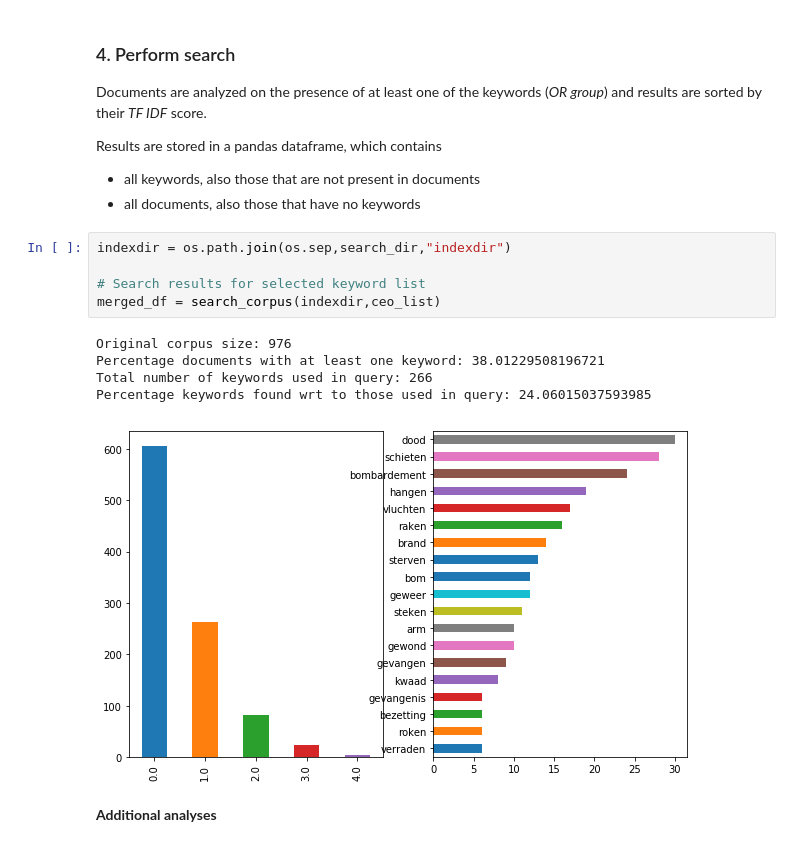
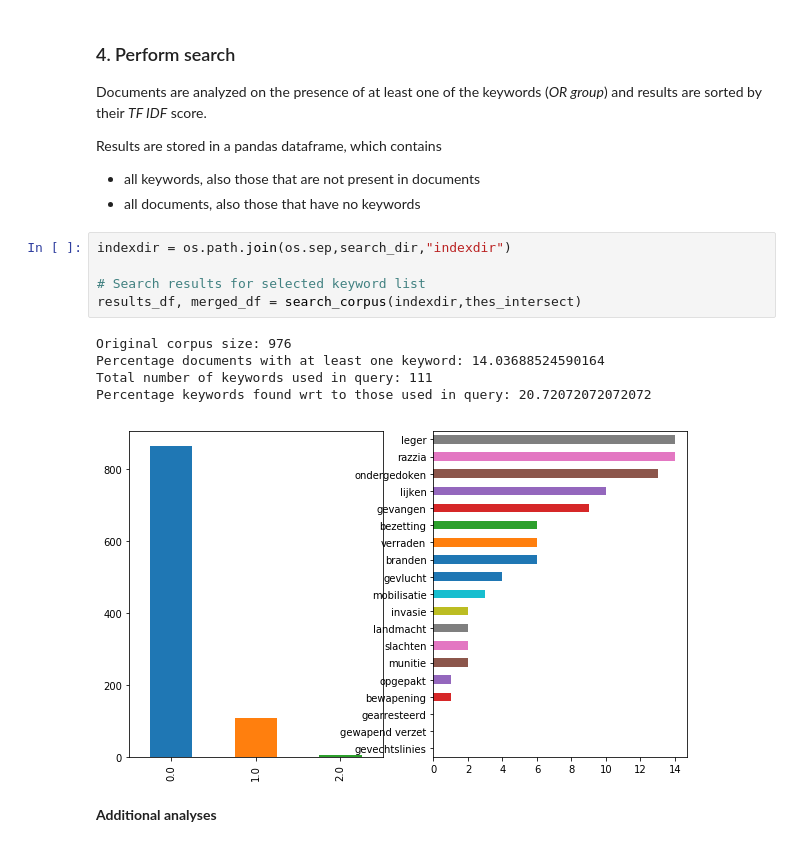
Before and after one commit to ADAH-EviDENce/baseline_search, a Jupyter notebook: notebooks/EviDENce_baseline_search_engine.ipynb, the cells around one changed output. Drawn from its saved outputs; the diff is of its cells as text.

```diff
--- a/notebooks/EviDENce_baseline_search_engine.ipynb
+++ b/notebooks/EviDENce_baseline_search_engine.ipynb
@@ -160,14 +160,14 @@ Results are stored in a pandas dataframe, which contains
 # %%
 indexdir = os.path.join(os.sep,search_dir,"indexdir")
 
 # Search results for selected keyword list
-merged_df = search_corpus(indexdir,ceo_list)
+results_df, merged_df = search_corpus(indexdir,thes_intersect)
 # %% [output]
 Original corpus size: 976
-Percentage documents with at least one keyword: 38.01229508196721
-Total number of keywords used in query: 266
-Percentage keywords found wrt to those used in query: 24.06015037593985
+Percentage documents with at least one keyword: 14.03688524590164
+Total number of keywords used in query: 111
+Percentage keywords found wrt to those used in query: 20.72072072072072
-[figure, old version]
+[figure, new version]
 # %% [markdown]
 **Additional analyses**
 # %%
```
Also changed, not shown: parts of 4 cells of this notebook, 1 other file.
